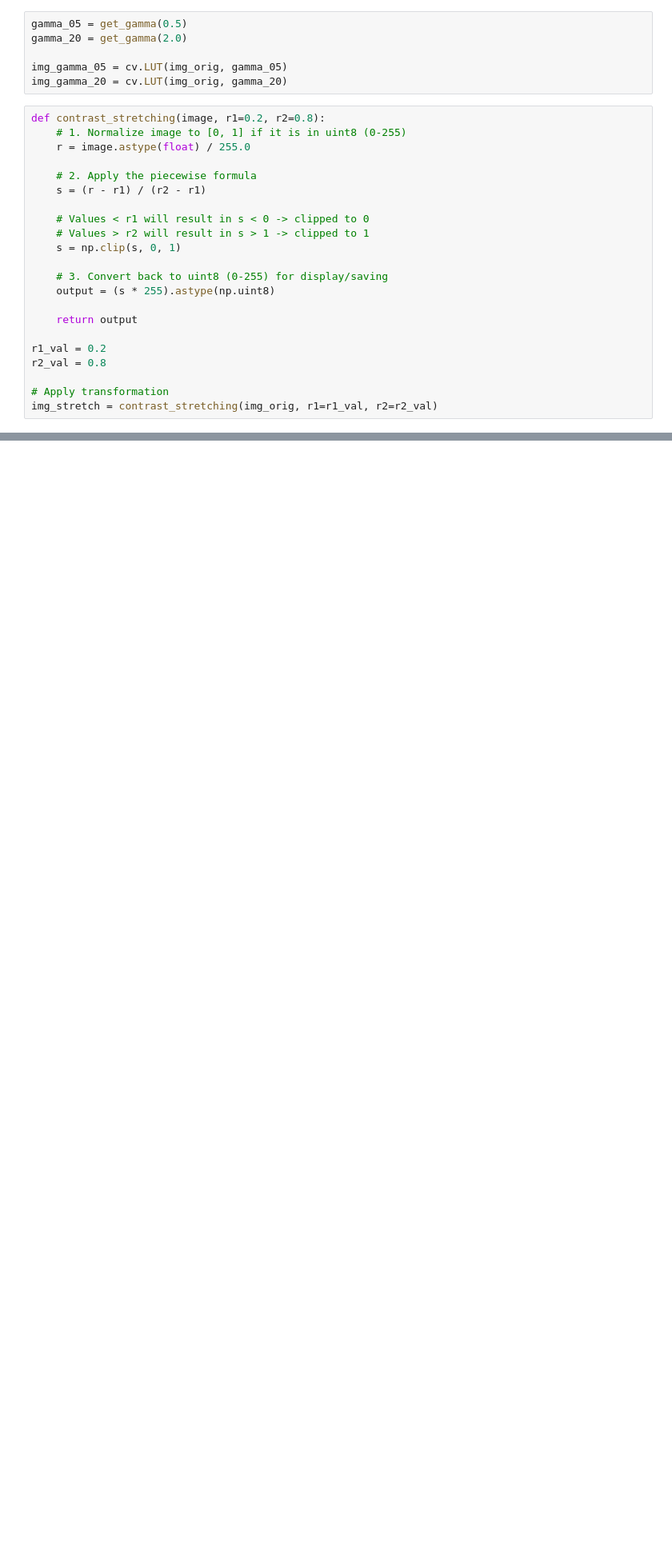
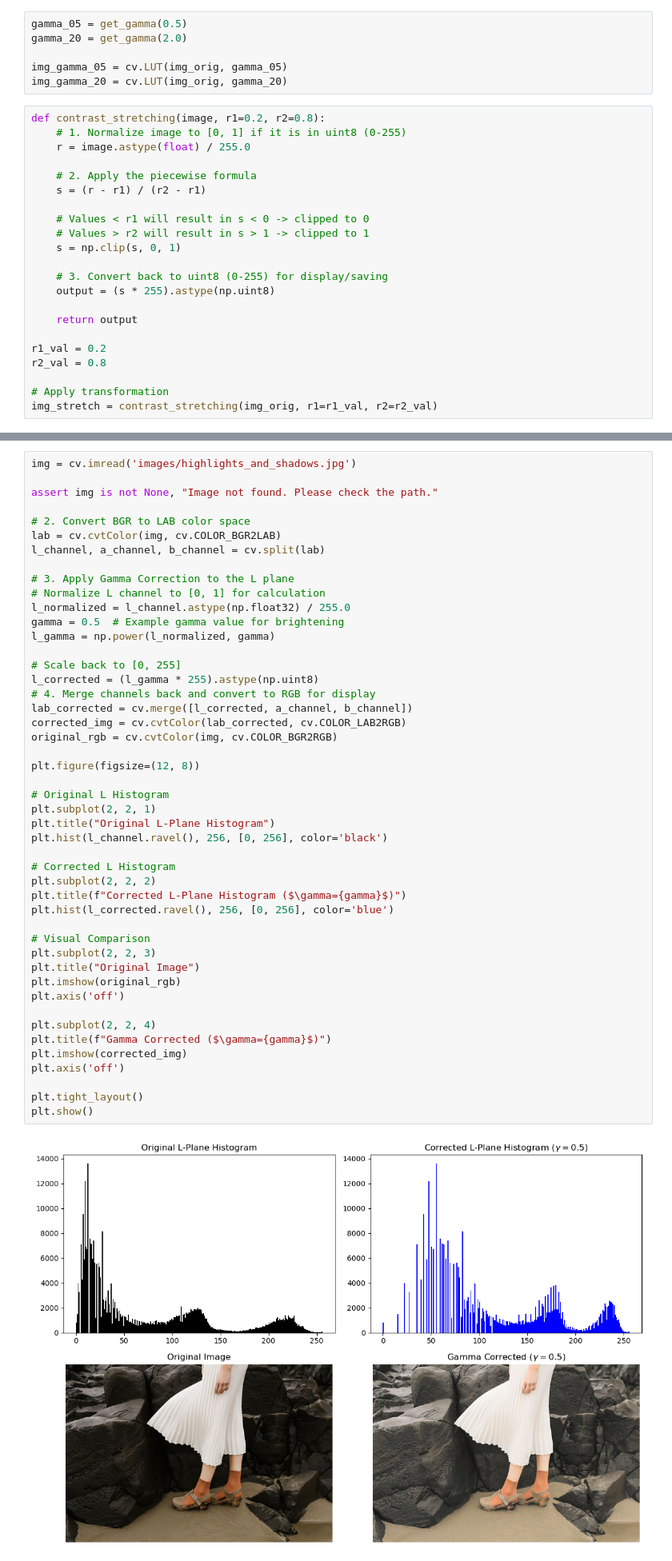
Before and after one commit to NNJ16/258784R_a01, a Jupyter notebook: a01.ipynb, the cells around one changed output, grey strips where cells are left out. Shown at 80% size. Cells and saved outputs as stored; diff of their text form; blank space fills up the shorter version.

```diff
--- a/a01.ipynb
+++ b/a01.ipynb
@@ -68,0 +72,49 @@ plt.show()
+# %%
+img = cv.imread('images/highlights_and_shadows.jpg')
+
+assert img is not None, "Image not found. Please check the path."
+
+# 2. Convert BGR to LAB color space
+lab = cv.cvtColor(img, cv.COLOR_BGR2LAB)
+l_channel, a_channel, b_channel = cv.split(lab)
+
+# 3. Apply Gamma Correction to the L plane
+# Normalize L channel to [0, 1] for calculation
+l_normalized = l_channel.astype(np.float32) / 255.0
+gamma = 0.5  # Example gamma value for brightening
+l_gamma = np.power(l_normalized, gamma)
+
+# Scale back to [0, 255]
+l_corrected = (l_gamma * 255).astype(np.uint8)
+# 4. Merge channels back and convert to RGB for display
+lab_corrected = cv.merge([l_corrected, a_channel, b_channel])
+corrected_img = cv.cvtColor(lab_corrected, cv.COLOR_LAB2RGB)
+original_rgb = cv.cvtColor(img, cv.COLOR_BGR2RGB)
+
+plt.figure(figsize=(12, 8))
+
+# Original L Histogram
+plt.subplot(2, 2, 1)
+plt.title("Original L-Plane Histogram")
+plt.hist(l_channel.ravel(), 256, [0, 256], color='black')
+
+# Corrected L Histogram
+plt.subplot(2, 2, 2)
+plt.title(f"Corrected L-Plane Histogram ($\gamma={gamma}$)")
+plt.hist(l_corrected.ravel(), 256, [0, 256], color='blue')
+
+# Visual Comparison
+plt.subplot(2, 2, 3)
+plt.title("Original Image")
+plt.imshow(original_rgb)
+plt.axis('off')
+
+plt.subplot(2, 2, 4)
+plt.title(f"Gamma Corrected ($\gamma={gamma}$)")
+plt.imshow(corrected_img)
+plt.axis('off')
+
+plt.tight_layout()
+plt.show()
+# %% [output]
+[figure, added]
```
Also changed, not shown: parts of 2 cells of this notebook.
